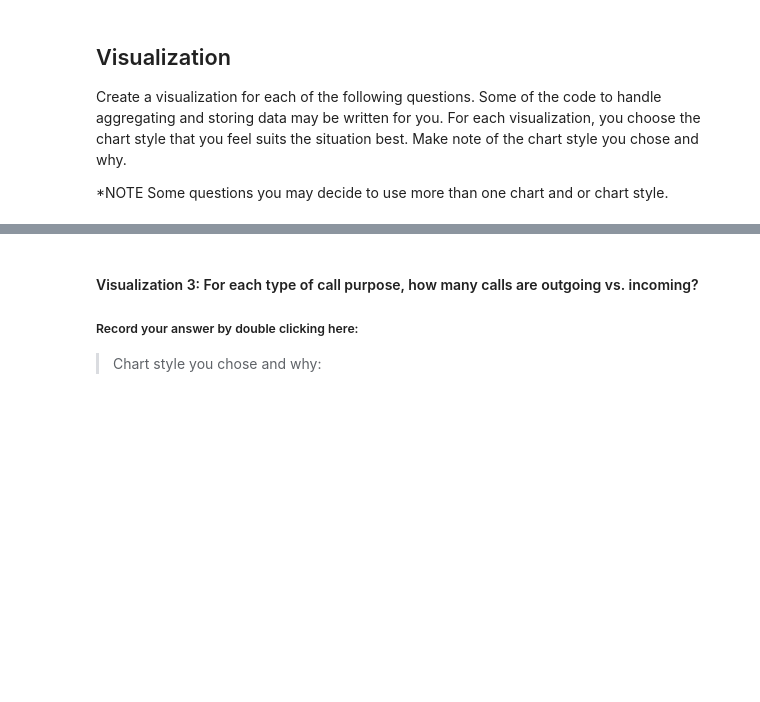
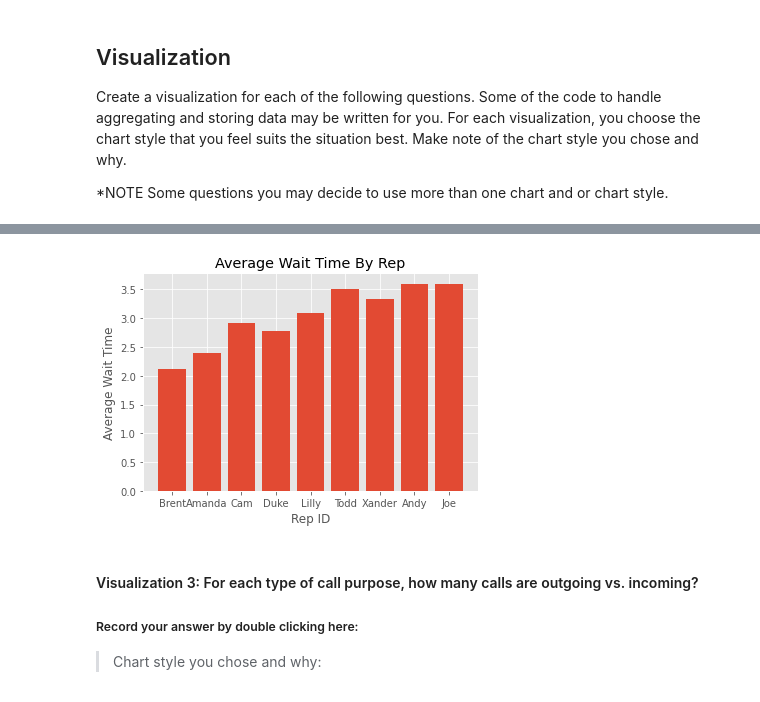
Before and after one commit to ARichards25/call-center-cleanup-assignment, a Jupyter notebook: Call_Center_Cleanup.ipynb, the cells around one changed output, grey strips where cells are left out. Saved outputs shown, nothing was run; the diff lists cells and outputs as text; code cells hidden in the pictures; blank space fills up the shorter version.

```diff
--- a/Call_Center_Cleanup.ipynb
+++ b/Call_Center_Cleanup.ipynb
@@ -294,3 +501,14 @@ service_level["Service Level %"] = service_level["Calls_x"]/service_level["Calls
+# %%
+x_axis = all['Rep ID']
+y_axis = all['Incoming Wait Time']
+
+plt.bar(x_axis, y_axis)
+plt.title('Average Wait Time By Rep')
+plt.xlabel('Rep ID')
+plt.ylabel('Average Wait Time')
+plt.show()
+# %% [output]
+[figure, added]
 # %% [markdown]
 #### Visualization 3: For each type of call purpose, how many calls are outgoing vs. incoming?
 ##### Record your answer by double clicking here:
```
Also changed, not shown: parts of 34 cells of this notebook.
